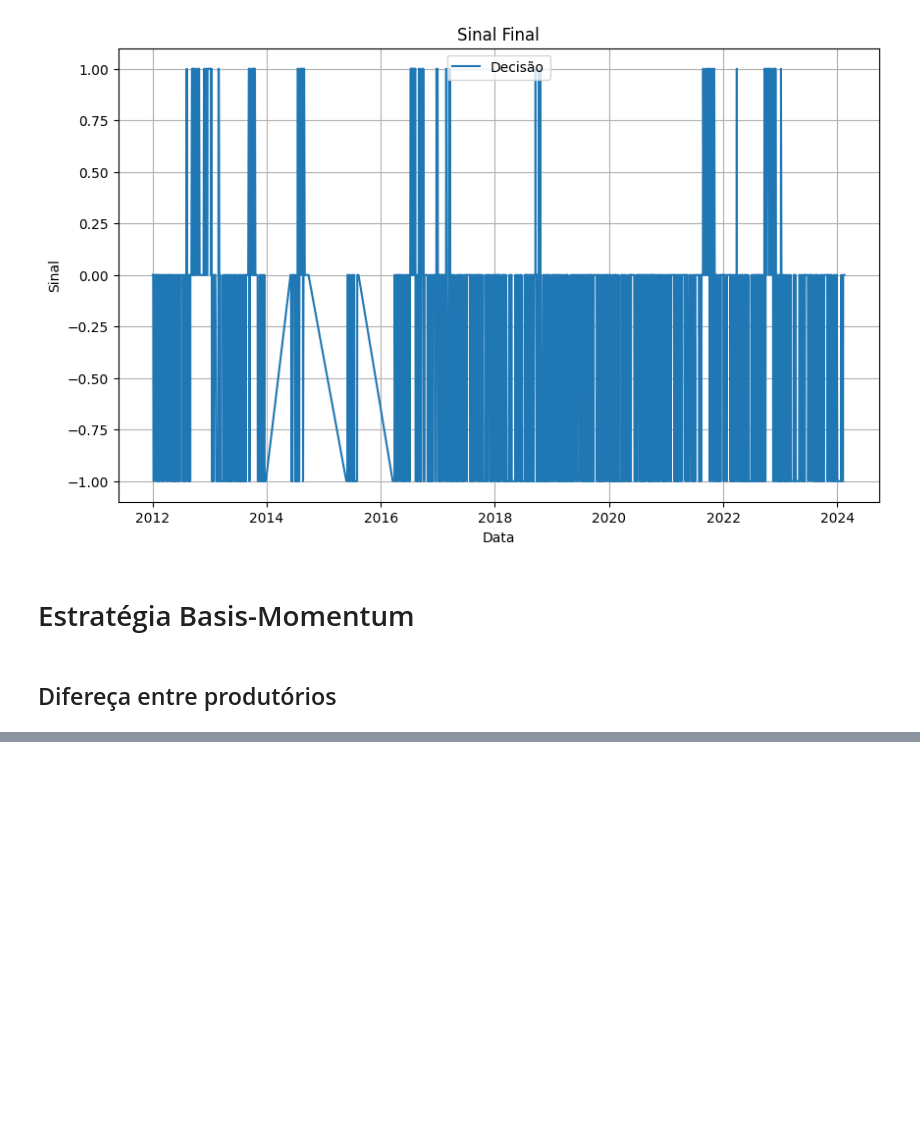
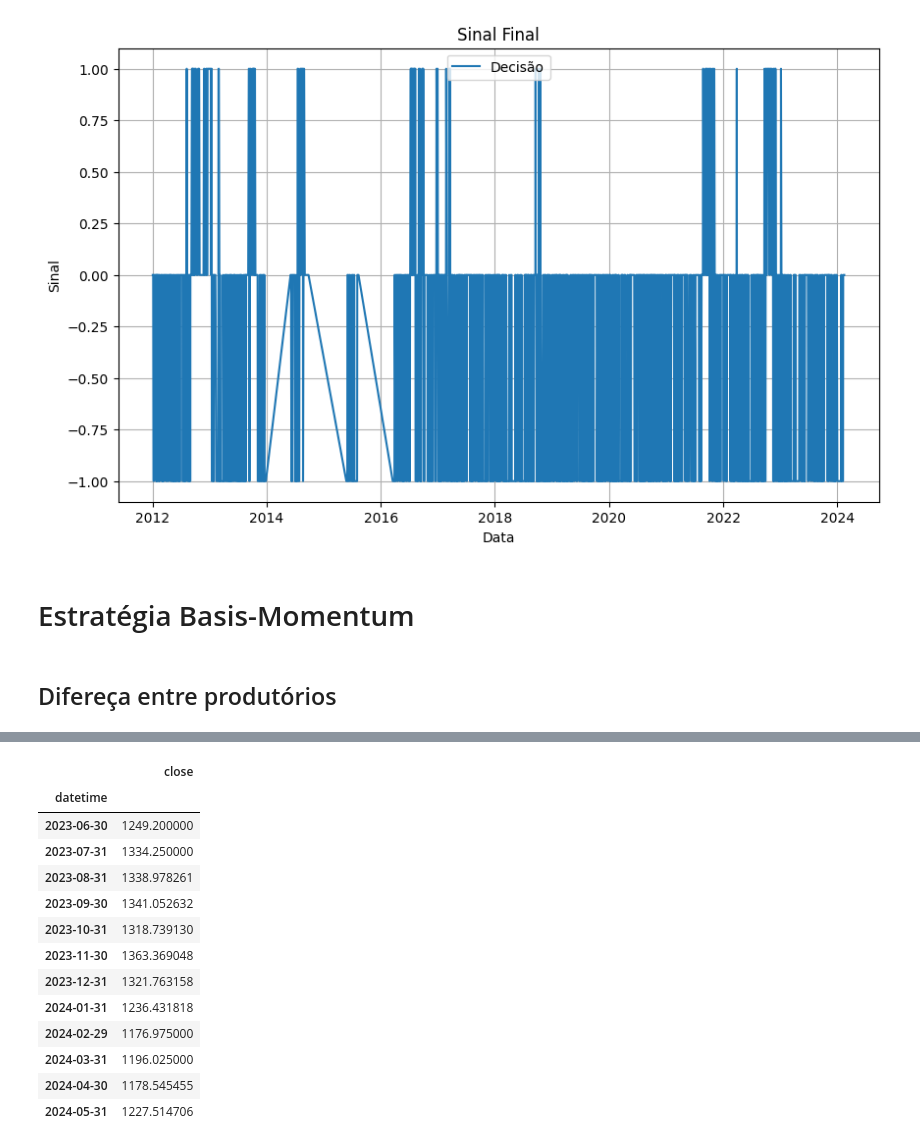
Before and after one commit to vidomirana/Analise-Sincronia-SeriesTemporais-Soja, a Jupyter notebook: Basis_Momentum.ipynb, the cells around one changed output, grey strips where cells are left out. Saved outputs shown, nothing was run; the diff lists cells and outputs as text; code cells hidden in the pictures; blank space fills up the shorter version.

```diff
--- a/Basis_Momentum.ipynb
+++ b/Basis_Momentum.ipynb
@@ -295,0 +327,3 @@ $$
+# %%
+soyN24 = tv.get_hist(symbol='ZSN2024', exchange='CBOT', interval=Interval.in_daily, n_bars= 5000) #julho
+soyQ24 = tv.get_hist(symbol='ZSQ2024', exchange='CBOT', interval=Interval.in_daily, n_bars= 5000) #agosto
@@ -295,0 +454,18 @@ $$
+# %%
+soyQ24_12m = soyQ24_12m.to_frame(name='close')
+soyQ24_12m
+# %% [output]
+|  | close |
+| datetime |  |
+| 2023-06-30 | 1249.200000 |
+| 2023-07-31 | 1334.250000 |
+| 2023-08-31 | 1338.978261 |
+| 2023-09-30 | 1341.052632 |
+| 2023-10-31 | 1318.739130 |
+| 2023-11-30 | 1363.369048 |
+| 2023-12-31 | 1321.763158 |
+| 2024-01-31 | 1236.431818 |
+| 2024-02-29 | 1176.975000 |
+| 2024-03-31 | 1196.025000 |
+| 2024-04-30 | 1178.545455 |
+| 2024-05-31 | 1227.514706 |
```
Also changed, not shown: parts of 16 cells of this notebook.
